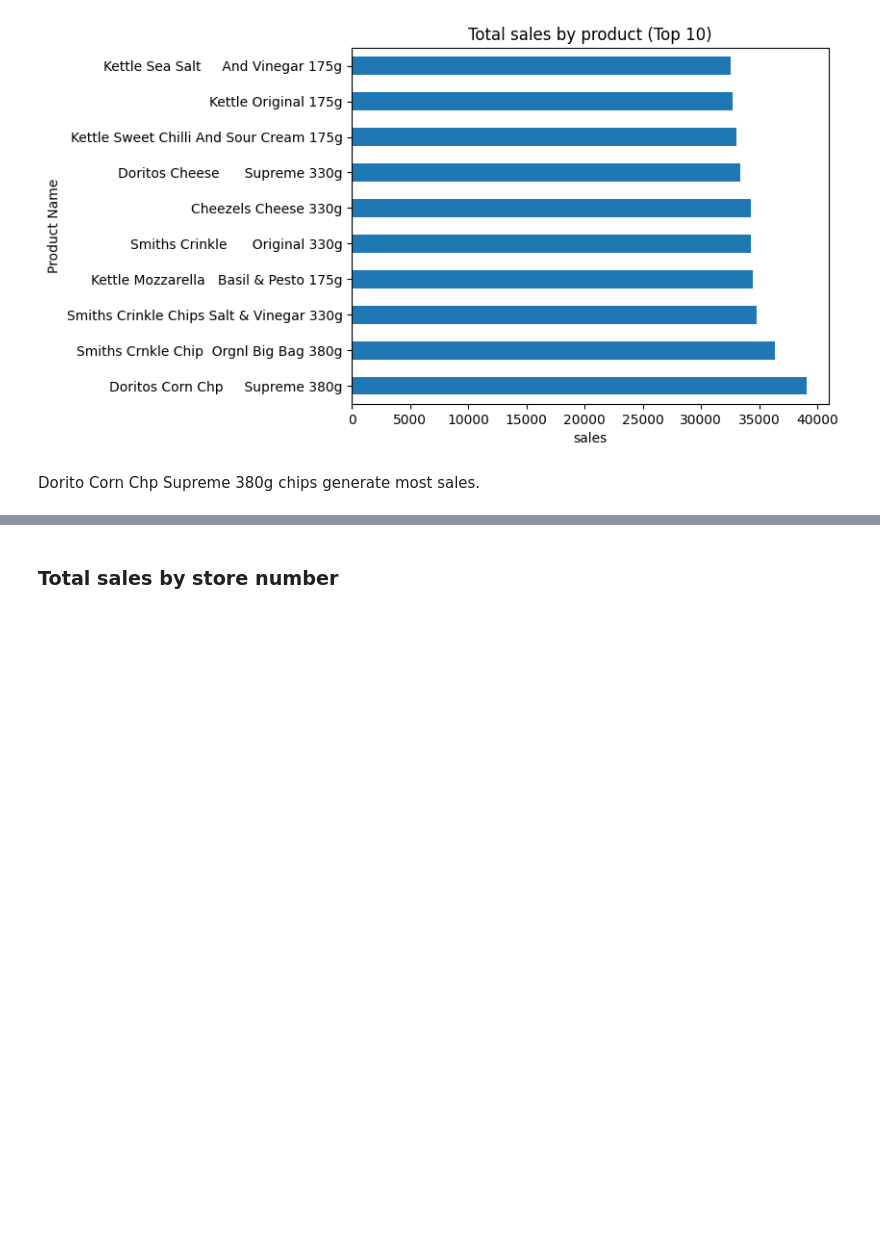
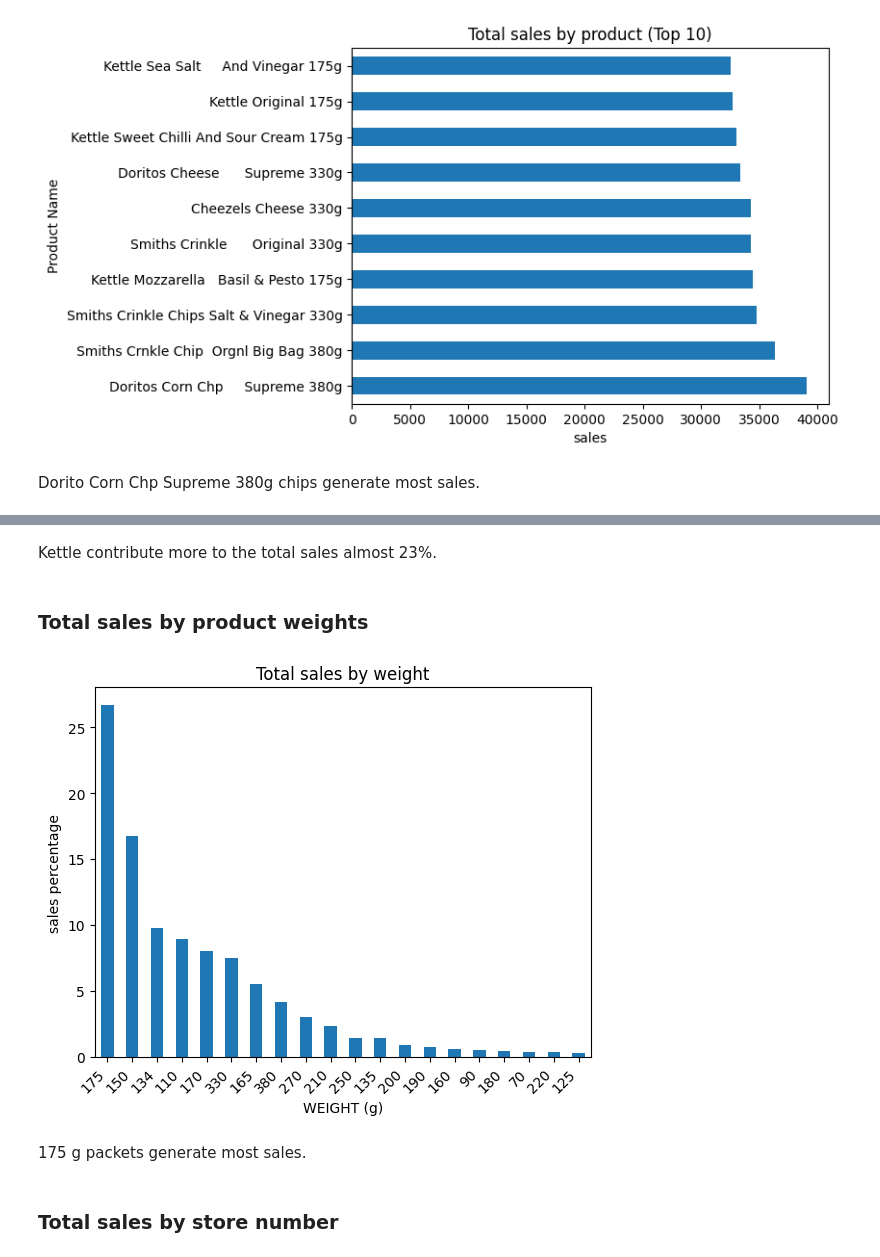
Before and after one commit to nav500/zed-supermart-customer-analysis, a Jupyter notebook: data_preparation.ipynb, the cells around one changed output, grey strips where cells are left out. Saved outputs shown, nothing was run; the diff lists cells and outputs as text; code cells hidden in the pictures; blank space fills up the shorter version.

```diff
--- a/data_preparation.ipynb
+++ b/data_preparation.ipynb
@@ -478,3 +517,21 @@ Dorito Corn Chp Supreme 380g chips generate most sales.
+# %% [markdown]
+Kettle contribute more to the total sales almost 23%.
+# %% [markdown]
+### Total sales by product weights
+# %%
+weights_sales_sr = cust_transact_data.groupby("WEIGHT (g)")["TOT_SALES"].sum().sort_values(ascending=False)
+
+weights_sales_sr = (weights_sales_sr/total_sales)*100
+bar_plots(
+    data_series=weights_sales_sr,
+    x_label=list(weights_sales_sr.index),
+    y_label="sales percentage",
+    title="Total sales by weight"
+)
+# %% [output]
+[figure, added]
+# %% [markdown]
+175 g packets generate most sales.
 # %% [markdown]
 ### Total sales by store number
 # %%
```
Also changed, not shown: parts of 11 cells of this notebook.
